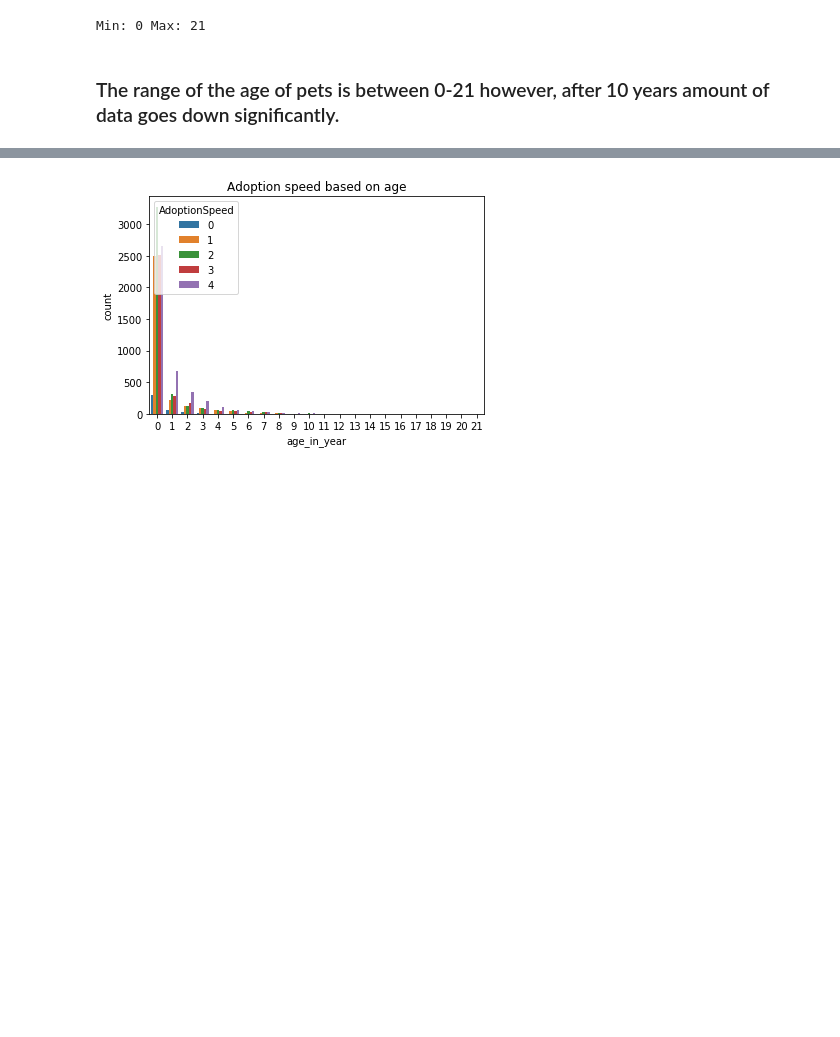
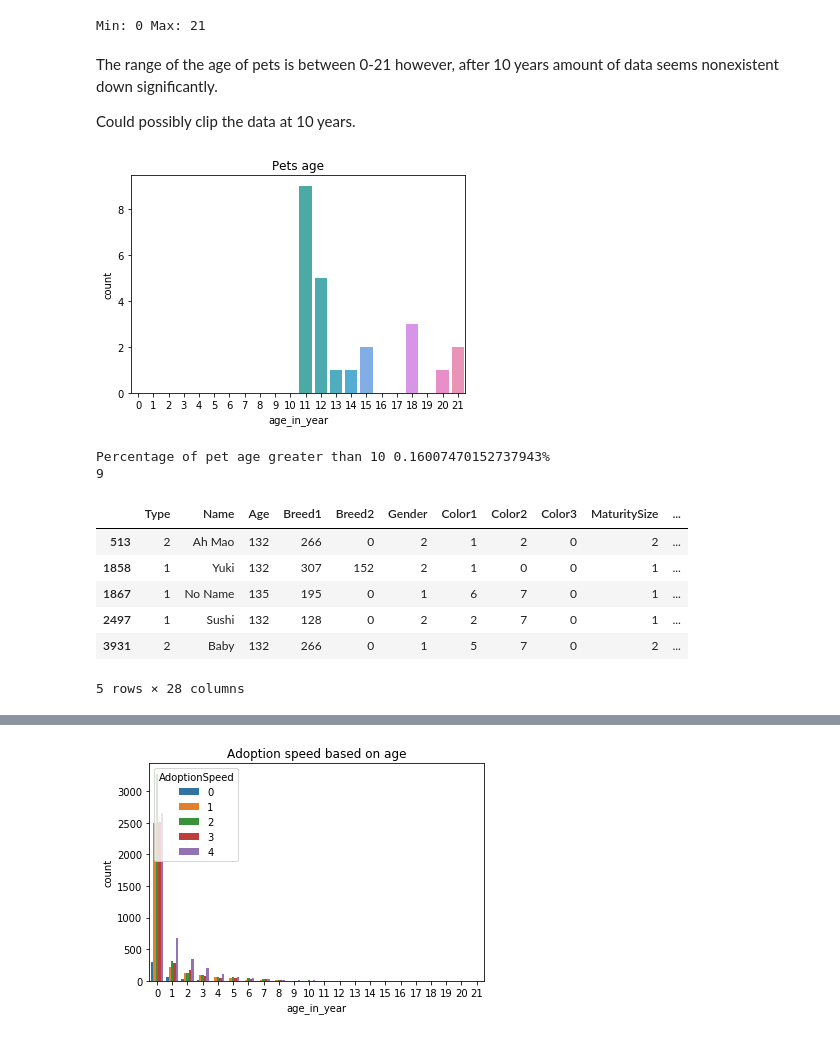
Before and after one commit to edwinwongy/kaggle_pet_finder, a Jupyter notebook: pets/pets-predict.ipynb, the cells around one changed output, grey strips where cells are left out. Cells and saved outputs as stored; diff of their text form; code cells hidden in the pictures; blank space fills up the shorter version.

```diff
--- a/pets/pets-predict.ipynb
+++ b/pets/pets-predict.ipynb
@@ -178,4 +205,25 @@ print('Min:', min(train_df['age_in_year']), 'Max:', max(train_df['age_in_year'])
 [figure]
 Min: 0 Max: 21
 # %% [markdown]
-### The range of the age of pets is between 0-21 however, after 10 years amount of data goes down significantly.
+The range of the age of pets is between 0-21 however, after 10 years amount of data seems nonexistent down significantly.
+
+Could possibly clip the data at 10 years.
+# %%
+# Display distribution of age of pets
+old_pets = train_df[train_df['age_in_year'] > 10]
+visualise_count_plot(old_pets, 'age_in_year', title='Pets age')
+print('Percentage of pet age greater than 10 {}%'.format((len(old_pets)/ len(train_df)*100)))
+tmp = train_df[train_df['age_in_year'] == 11]
+print(len(tmp))
+tmp.head()
+# %% [output]
+[figure, added]
+Percentage of pet age greater than 10 0.16007470152737943%
+9
+|  | Type | Name | Age | Breed1 | Breed2 | Gender | Color1 | Color2 | Color3 | MaturitySize | ... |
+| 513 | 2 | Ah Mao | 132 | 266 | 0 | 2 | 1 | 2 | 0 | 2 | ... |
+| 1858 | 1 | Yuki | 132 | 307 | 152 | 2 | 1 | 0 | 0 | 1 | ... |
+| 1867 | 1 | No Name | 135 | 195 | 0 | 1 | 6 | 7 | 0 | 1 | ... |
+| 2497 | 1 | Sushi | 132 | 128 | 0 | 2 | 2 | 7 | 0 | 1 | ... |
+| 3931 | 2 | Baby | 132 | 266 | 0 | 1 | 5 | 7 | 0 | 2 | ... |
+5 rows × 28 columns
```
Also changed, not shown: parts of 15 cells of this notebook, 1 other file.
